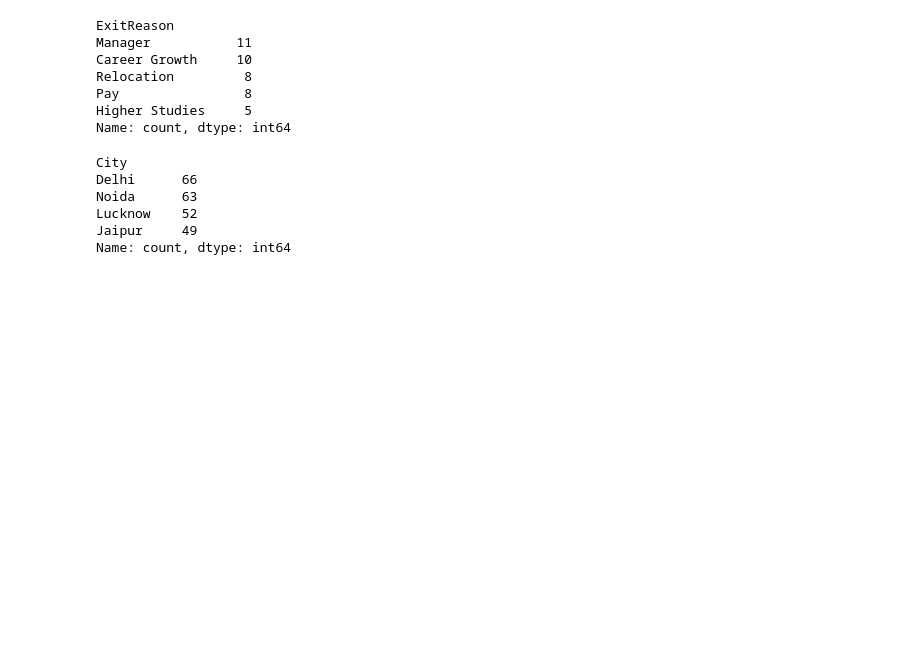
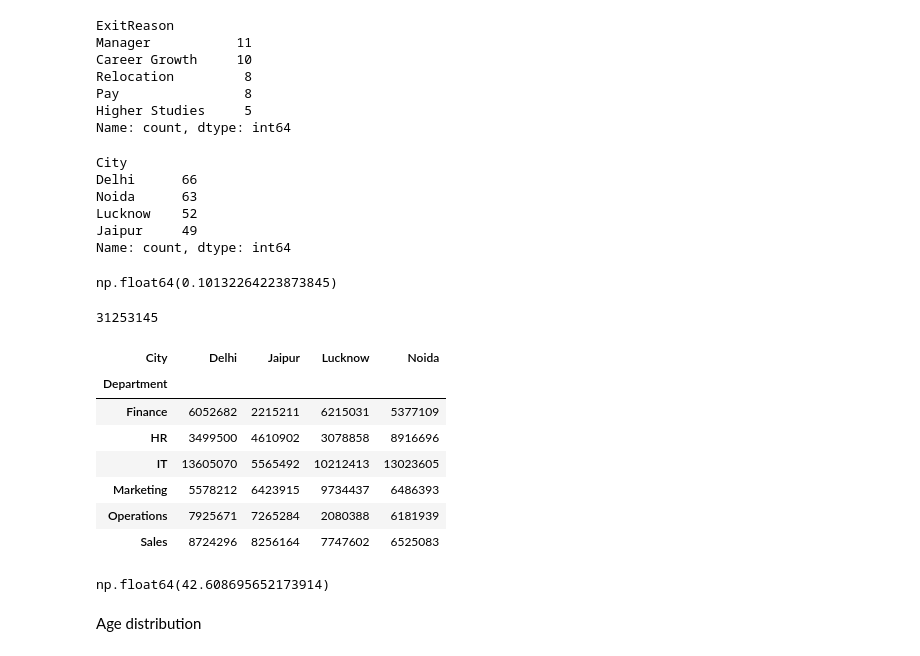
Before and after one commit to datasciencekibaatein/batch80, a Jupyter notebook: pandas_lectures/3-lecture.ipynb, the cells around one changed output. Drawn from its saved outputs; the diff is of its cells as text; code cells hidden in the pictures; blank space fills up the shorter version.

```diff
--- a/pandas_lectures/3-lecture.ipynb
+++ b/pandas_lectures/3-lecture.ipynb
@@ -258,3 +258,28 @@ Noida      63
 Lucknow    52
 Jaipur     49
 Name: count, dtype: int64
+# %%
+df['SatisfactionScore'].corr(df['OvertimeHours'])
+# %% [output]
+np.float64(0.10132264223873845)
+# %%
+print(df[df['Department']=='Sales']['Salary'].sum())
+# %% [output]
+31253145
+# %%
+df.pivot_table(values='Salary',index='Department',columns='City',aggfunc='sum')
+# %% [output]
+| City | Delhi | Jaipur | Lucknow | Noida |
+| Department |  |  |  |  |
+| Finance | 6052682 | 2215211 | 6215031 | 5377109 |
+| HR | 3499500 | 4610902 | 3078858 | 8916696 |
+| IT | 13605070 | 5565492 | 10212413 | 13023605 |
+| Marketing | 5578212 | 6423915 | 9734437 | 6486393 |
+| Operations | 7925671 | 7265284 | 2080388 | 6181939 |
+| Sales | 8724296 | 8256164 | 7747602 | 6525083 |
+# %%
+(df['PerformanceRating']>=4).mean()*100
+# %% [output]
+np.float64(42.608695652173914)
+# %% [markdown]
+Age distribution
```
Also changed, not shown: parts of 2 cells of this notebook, 2 other files.
